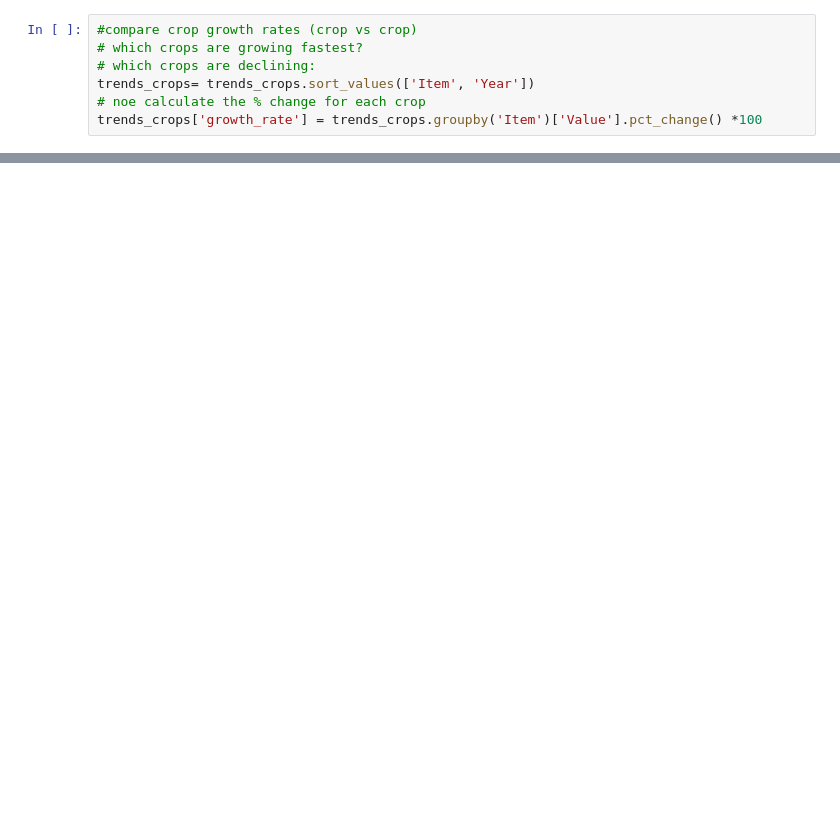
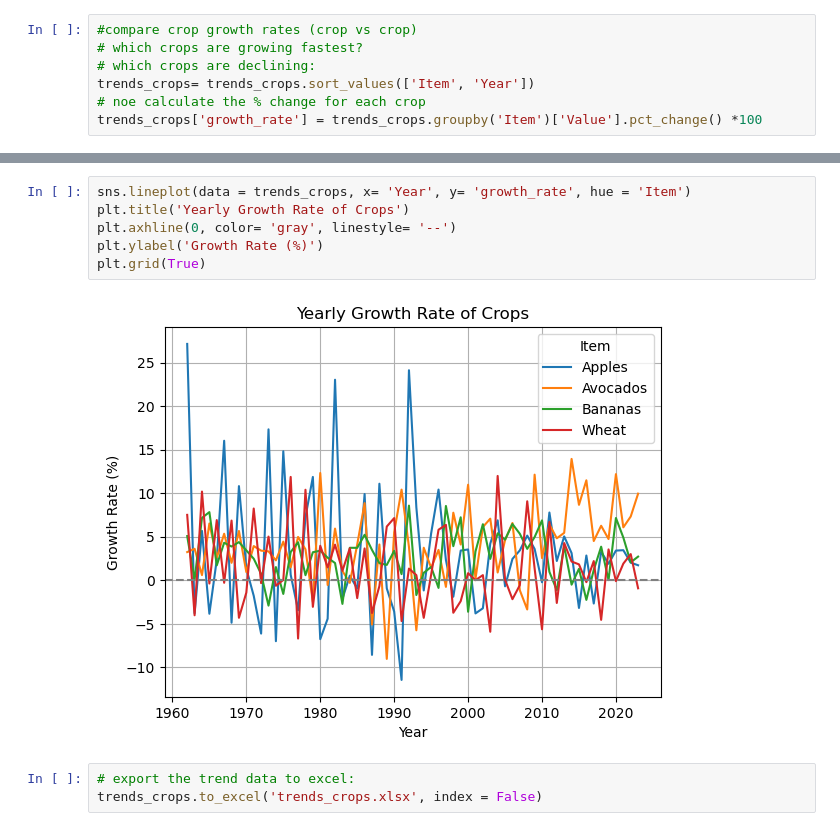
Before and after one commit to Moh-Bashawat/datasci2025, a Jupyter notebook: FAO2.ipynb, the cells around one changed output, grey strips where cells are left out. Cells and saved outputs as stored; diff of their text form; blank space fills up the shorter version.

```diff
--- a/FAO2.ipynb
+++ b/FAO2.ipynb
@@ -138,0 +139,11 @@ sns.lineplot(data=trends_crops, x = 'Year', y = 'growth_rate', hue= 'Item')
+# %%
+sns.lineplot(data = trends_crops, x= 'Year', y= 'growth_rate', hue = 'Item')
+plt.title('Yearly Growth Rate of Crops')
+plt.axhline(0, color= 'gray', linestyle= '--')
+plt.ylabel('Growth Rate (%)')
+plt.grid(True)
+# %% [output]
+[figure, added]
+# %%
+# export the trend data to excel:
+trends_crops.to_excel('trends_crops.xlsx', index = False)
```
Also changed, not shown: parts of 23 cells of this notebook.
